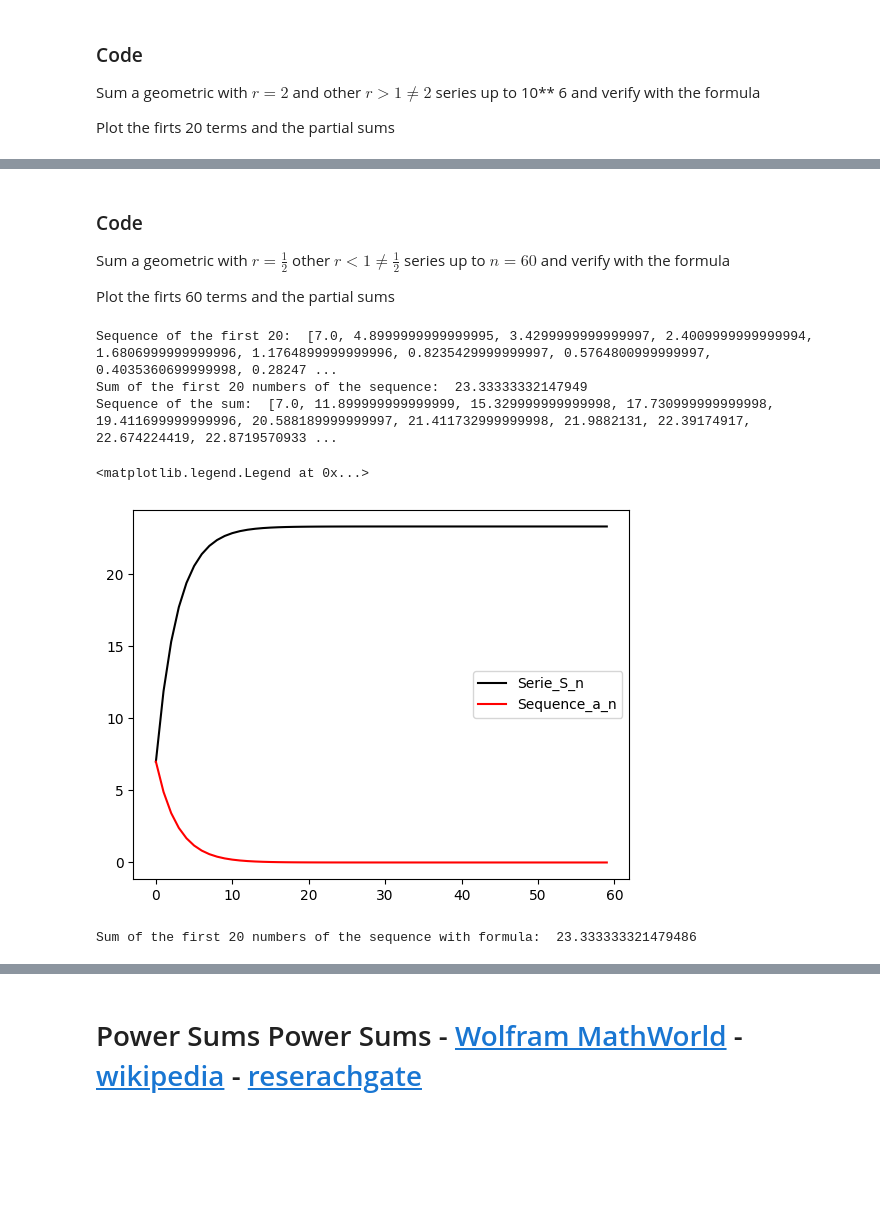
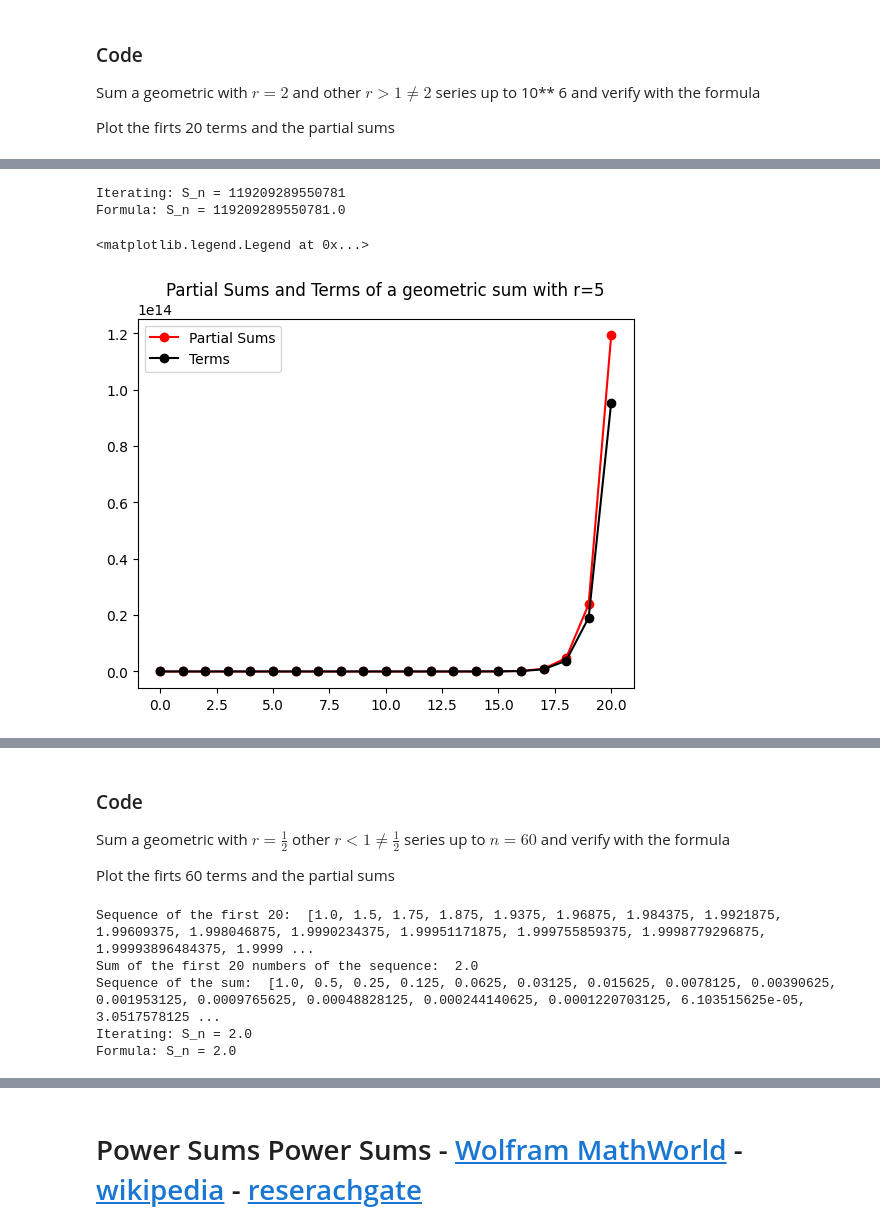
Before and after one commit to AndersonStick/MetNumUN2023II, a Jupyter notebook: Lab1/abarreratArithmeticSeriesGeometricSeriesPowerSums.ipynb, the cells around one changed output, grey strips where cells are left out. Saved outputs shown, nothing was run; the diff lists cells and outputs as text; code cells hidden in the pictures; blank space fills up the shorter version.

```diff
--- a/Lab1/abarreratArithmeticSeriesGeometricSeriesPowerSums.ipynb
+++ b/Lab1/abarreratArithmeticSeriesGeometricSeriesPowerSums.ipynb
@@ -368,3 +370,29 @@ Sum of the first 20 numbers of the sequence with formula:  119209289550780.0
+# %%
+# Geometric Sum With r = 5
+import matplotlib.pyplot as plt
+
+n = 20
+r = 5
+S_n = 0
+serie_an, sequence_sn = [], []
+for i in range(0, n+1):
+  a_i = r**i
+  S_n += a_i
+  serie_an.append(S_n)
+  sequence_sn.append(a_i)
+
+print(f"Iterating: S_n = {S_n}")
+print(f"Formula: S_n = {(r**(n+1)-1)/(r-1)}\n\n")
+
+plt.plot(range(0,n+1), serie_an, color='red', marker="o", label='Partial Sums')
+plt.plot(range(0,n+1), sequence_sn, color='black', marker="o", label='Terms')
+plt.title("Partial Sums and Terms of a geometric sum with r=5")
+plt.legend()
+# %% [output]
+Iterating: S_n = 119209289550781
+Formula: S_n = 119209289550781.0
+<matplotlib.legend.Legend at 0x...>
+[figure, added]
 # %% [markdown]
 ## Zenon Arrow
 
@@ -384,36 +412,27 @@ Sum a geometric with  $r=\frac{1}{2}$ other $r < 1 \neq \frac{1}{2}$ series up t
 
 Plot the firts 60 terms and the partial sums
 # %%
+# Geometric Sum With r = 1/2
 n = 60
-a = 7
-r = 0.7
+r = 1/2
 S_n = 0
-sequence_sn = []
-serie_an = []
-for i in range(1,n+1):  # range(n+19 goes form 1 to n
-  a_n = a * (r ** (i-1))
-  S_n = S_n + a_n
-  sequence_sn.append(S_n)
-  serie_an.append(a_n)
+serie_an, sequence_sn = [], []
+for i in range(0, n+1):
+  a_n = r**i
+  S_n += a_n
+  serie_an.append(S_n)
+  sequence_sn.append(a_n)
 
 
 print("Sequence of the first 20: ", serie_an)
 print("Sum of the first 20 numbers of the sequence: ", S_n)
 print("Sequence of the sum: ", sequence_sn)
+
+print(f"Iterating: S_n = {S_n}")
+print(f"Formula: S_n = {((1/2)**(n+1)-1)/((1/2)-1)}\n\n")
 # %% [output]
-Sequence of the first 20:  [7.0, 4.8999999999999995, 3.4299999999999997, 2.4009999999999994, 1.6806999999999996, 1.1764899999999996, 0.8235429999999997, 0.5764800999999997, 0.4035360699999998, 0.28247 ...
-Sum of the first 20 numbers of the sequence:  23.33333332147949
-Sequence of the sum:  [7.0, 11.899999999999999, 15.329999999999998, 17.730999999999998, 19.411699999999996, 20.588189999999997, 21.411732999999998, 21.9882131, 22.39174917, 22.674224419, 22.8719570933 ...
+Sequence of the first 20:  [1.0, 1.5, 1.75, 1.875, 1.9375, 1.96875, 1.984375, 1.9921875, 1.99609375, 1.998046875, 1.9990234375, 1.99951171875, 1.999755859375, 1.9998779296875, 1.99993896484375, 1.9999 ...
+Sum of the first 20 numbers of the sequence:  2.0
+Sequence of the sum:  [1.0, 0.5, 0.25, 0.125, 0.0625, 0.03125, 0.015625, 0.0078125, 0.00390625, 0.001953125, 0.0009765625, 0.00048828125, 0.000244140625, 0.0001220703125, 6.103515625e-05, 3.0517578125 ...
+Iterating: S_n = 2.0
+Formula: S_n = 2.0
-# %%
-import matplotlib.pyplot as plt
-
-plt.plot(sequence_sn, color='black',label='Serie_S_n')
-plt.plot(serie_an, color='red',label='Sequence_a_n')
-plt.legend()
-# %% [output]
-<matplotlib.legend.Legend at 0x...>
-[figure, removed]
-# %%
-print("Sum of the first 20 numbers of the sequence with formula: ", a*((r**(n))-1)/(r-1))
-# %% [output]
-Sum of the first 20 numbers of the sequence with formula:  23.333333321479486
```
Also changed, not shown: parts of 15 cells of this notebook, 1 other file.
